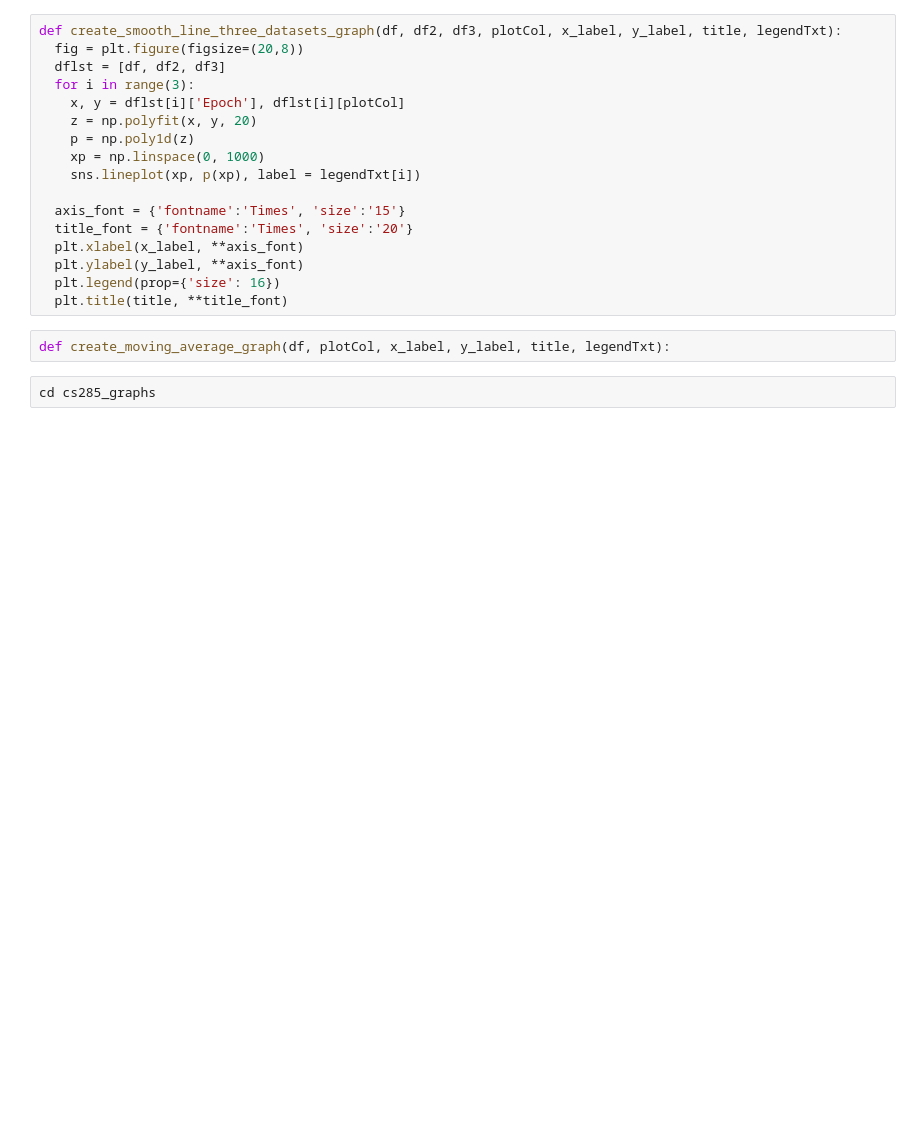
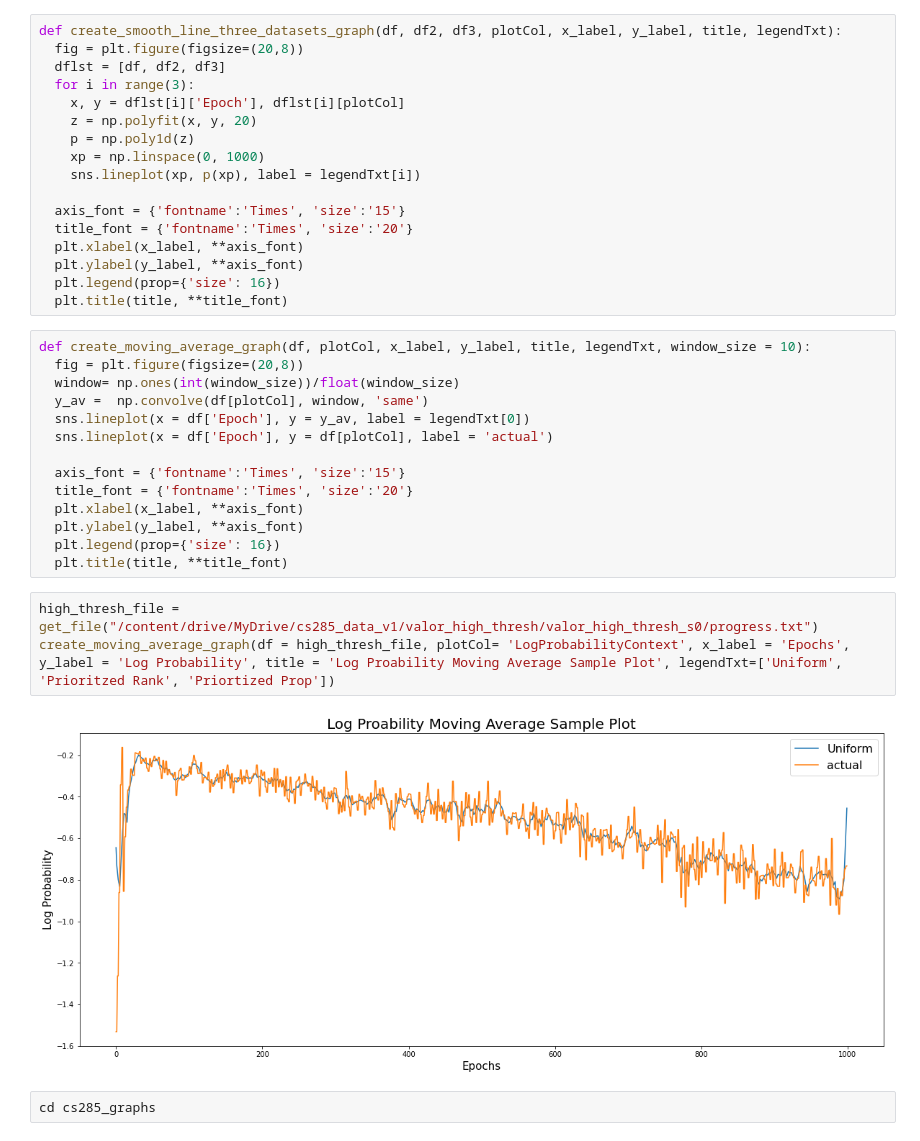
Before and after one commit to whsu00/project, a Jupyter notebook: Plotting_12_11.ipynb, the cells around one changed output. Drawn from its saved outputs; the diff is of its cells as text; blank space fills up the shorter version.

Commit message:
Added Moving Average Code

```diff
--- a/Plotting_12_11.ipynb
+++ b/Plotting_12_11.ipynb
@@ -89,8 +89,25 @@ def create_smooth_line_three_datasets_graph(df, df2, df3, plotCol, x_label, y_la
   plt.ylabel(y_label, **axis_font)
   plt.legend(prop={'size': 16})
   plt.title(title, **title_font)
-# %%
-def create_moving_average_graph(df, plotCol, x_label, y_label, title, legendTxt):
+# %%
+def create_moving_average_graph(df, plotCol, x_label, y_label, title, legendTxt, window_size = 10):
+  fig = plt.figure(figsize=(20,8))
+  window= np.ones(int(window_size))/float(window_size)
+  y_av =  np.convolve(df[plotCol], window, 'same')
+  sns.lineplot(x = df['Epoch'], y = y_av, label = legendTxt[0])
+  sns.lineplot(x = df['Epoch'], y = df[plotCol], label = 'actual')
+
+  axis_font = {'fontname':'Times', 'size':'15'}
+  title_font = {'fontname':'Times', 'size':'20'}
+  plt.xlabel(x_label, **axis_font)
+  plt.ylabel(y_label, **axis_font)
+  plt.legend(prop={'size': 16})
+  plt.title(title, **title_font)
+# %%
+high_thresh_file = get_file("/content/drive/MyDrive/cs285_data_v1/valor_high_thresh/valor_high_thresh_s0/progress.txt")
+create_moving_average_graph(df = high_thresh_file, plotCol= 'LogProbabilityContext', x_label = 'Epochs', y_label = 'Log Probability', title = 'Log Proability Moving Average Sample Plot', legendTxt=['Uniform', 'Prioritzed Rank', 'Priortized Prop'])
+# %% [output]
+[figure, added]
 # %%
 cd cs285_graphs
 # %% [output]
```
